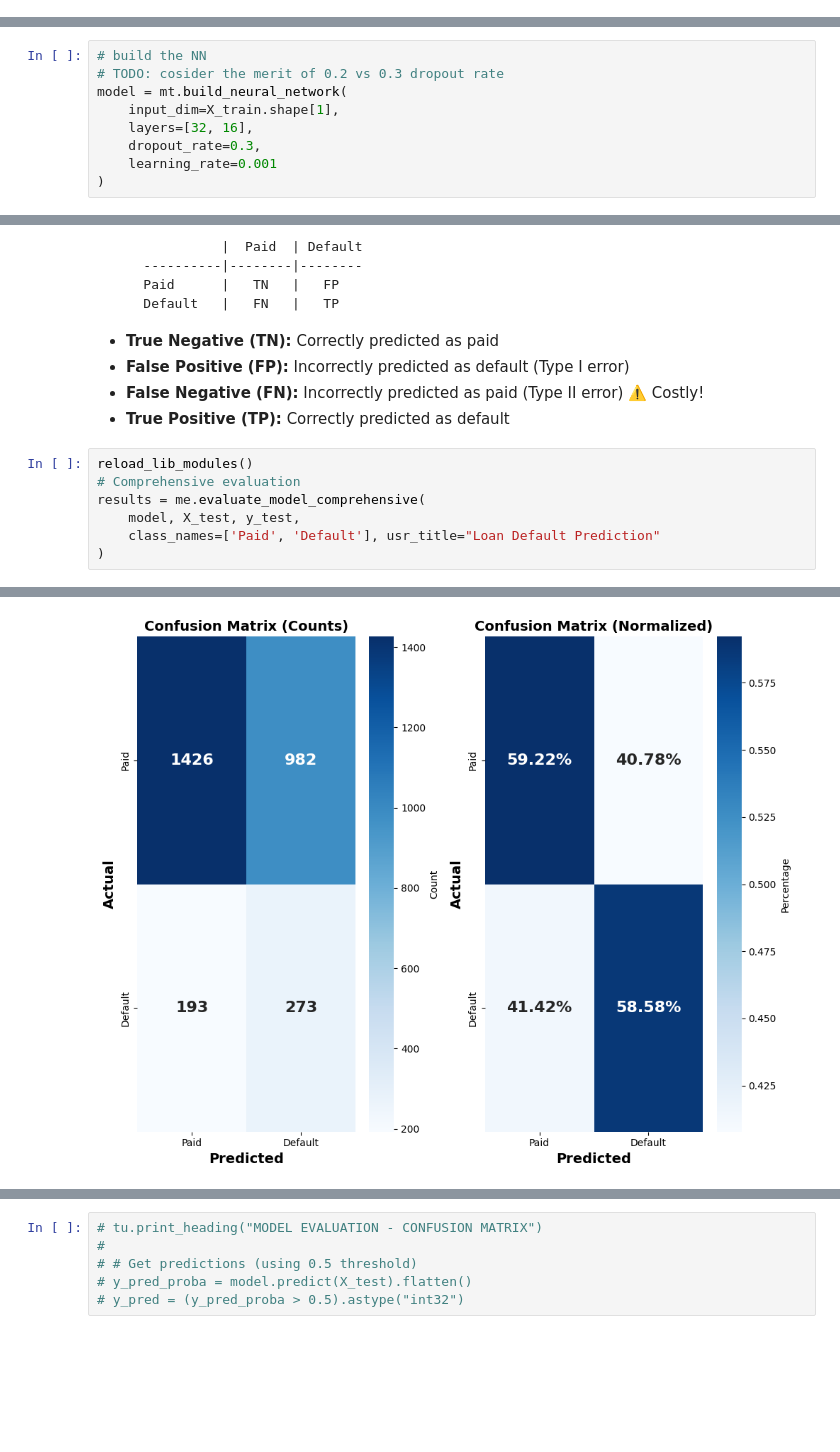
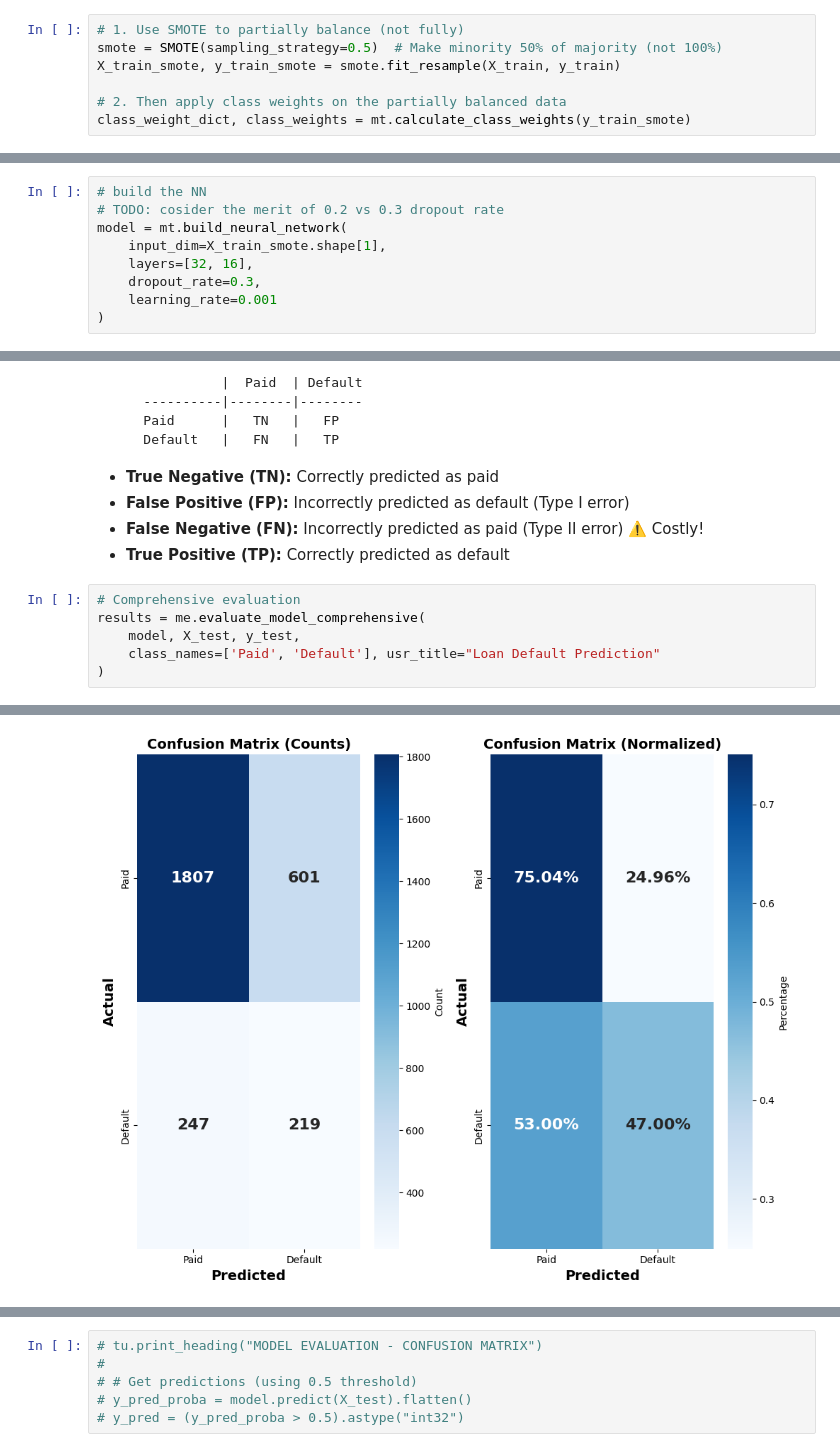
Before and after one commit to rlogwood/fs-rl-notebooks, a Jupyter notebook: assignments/unit4_deep_learning_with_tensorflow_and_keras/Unit4_CourseEndProject/LendingClubLoanDataAnalysis/LendingClubLoanDataAnalysis_v2.ipynb, the cells around one changed output, grey strips where cells are left out. Saved outputs shown, nothing was run; the diff lists cells and outputs as text; blank space fills up the shorter version.

```diff
--- a/assignments/unit4_deep_learning_with_tensorflow_and_keras/Unit4_CourseEndProject/LendingClubLoanDataAnalysis/LendingClubLoanDataAnalysis_v2.ipynb
+++ b/assignments/unit4_deep_learning_with_tensorflow_and_keras/Unit4_CourseEndProject/LendingClubLoanDataAnalysis/LendingClubLoanDataAnalysis_v2.ipynb
@@ -602,0 +428,7 @@ DATA PREPROCESSING
+# %%
+# 1. Use SMOTE to partially balance (not fully)
+smote = SMOTE(sampling_strategy=0.5)  # Make minority 50% of majority (not 100%)
+X_train_smote, y_train_smote = smote.fit_resample(X_train, y_train)
+
+# 2. Then apply class weights on the partially balanced data
+class_weight_dict, class_weights = mt.calculate_class_weights(y_train_smote)
@@ -630,7 +475,7 @@ Calculated Class Weights:
 # build the NN
 # TODO: cosider the merit of 0.2 vs 0.3 dropout rate
 model = mt.build_neural_network(
-    input_dim=X_train.shape[1],
+    input_dim=X_train_smote.shape[1],
     layers=[32, 16],
     dropout_rate=0.3,
     learning_rate=0.001
@@ -771,7 +574,6 @@ TRAINING HISTORY VISUALIZATION
 - **False Negative (FN):** Incorrectly predicted as paid (Type II error) ⚠️ Costly!
 - **True Positive (TP):** Correctly predicted as default
 # %%
-reload_lib_modules()
 # Comprehensive evaluation
 results = me.evaluate_model_comprehensive(
     model, X_test, y_test,
@@ -797,2 +599,2 @@ results = me.evaluate_model_comprehensive(
 ============================================================
-[figure, old version]
+[figure, new version]
```
Also changed, not shown: parts of 27 cells of this notebook, 3 other files.
